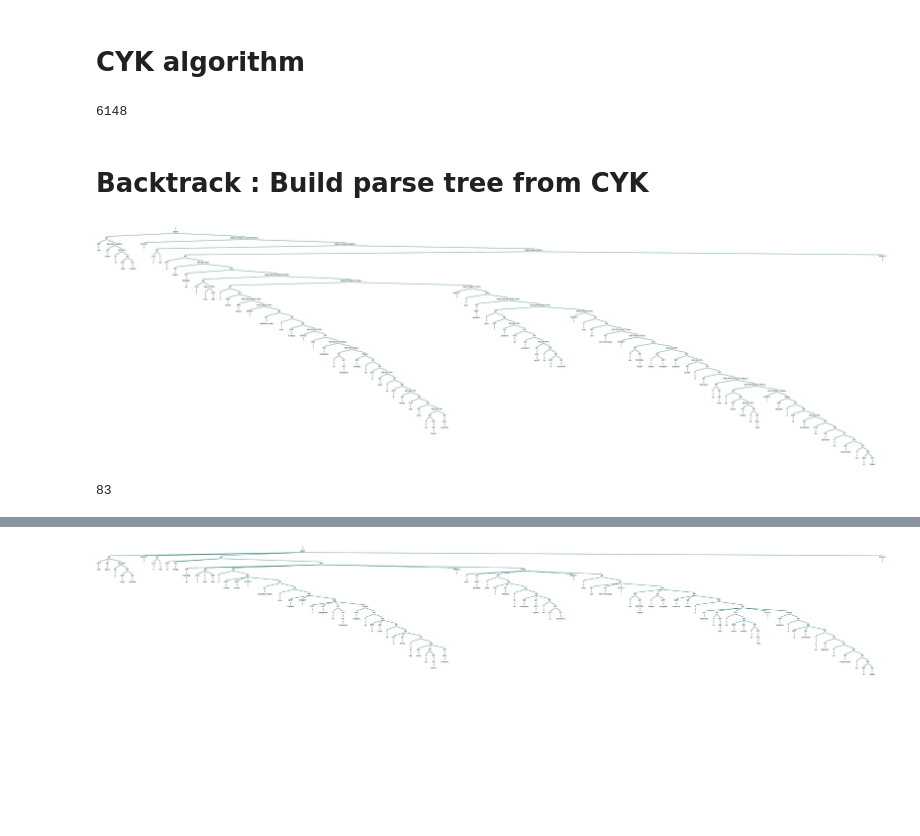
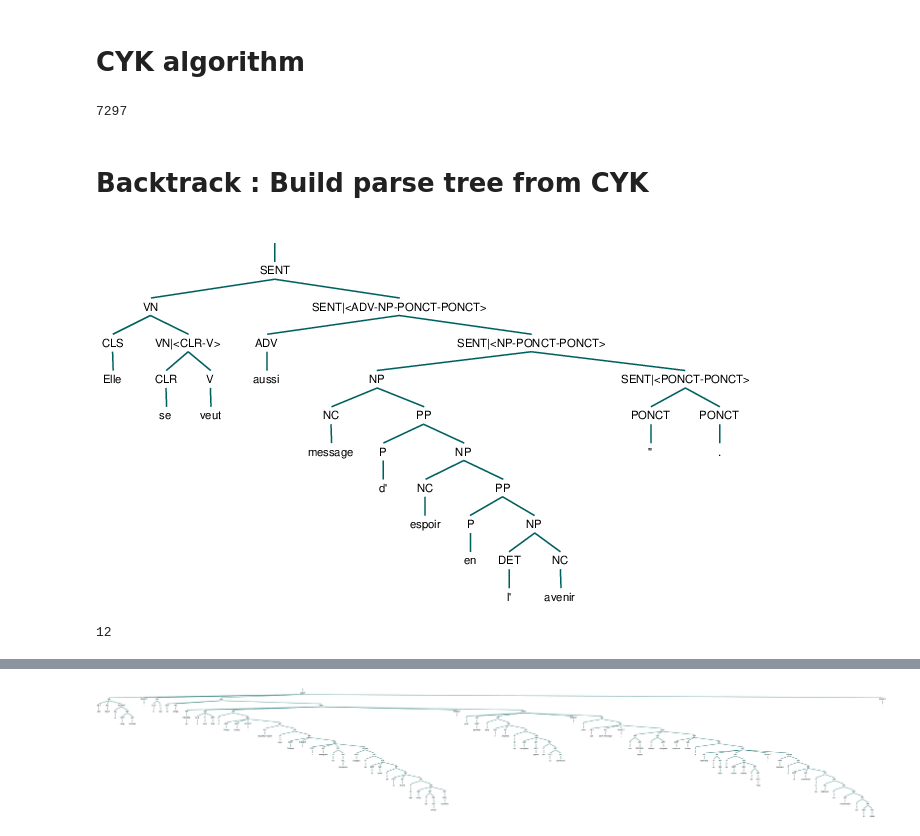
Before and after one commit to Chaoukia/Constituency-Parser-French, a Jupyter notebook: parser.ipynb, the cells around one changed output, grey strips where cells are left out. Drawn from its saved outputs; the diff is of its cells as text; code cells hidden in the pictures; blank space fills up the shorter version.

```diff
--- a/parser.ipynb
+++ b/parser.ipynb
@@ -69,7 +70,7 @@ def extract_nodes(rule):
 # %%
 # random.seed(0)
 # random.shuffle(data)
-data, data_dev, data_test = data[:4*len(data)//5], data[4*len(data)//5:9*len(data)//10], data[9*len(data)//10:]
+# data, data_dev, data_test = data[:4*len(data)//5], data[4*len(data)//5:9*len(data)//10], data[9*len(data)//10:]
 # %%
 non_terminals = set()
 pos_tags = set()
@@ -305,7 +378,7 @@ def cyk(sentence):
 # %%
 len(dict_probas['unary']) + len(dict_probas['binary'])
 # %% [output]
-6148
+7297
 # %% [markdown]
 # Backtrack : Build parse tree from CYK
 # %%
@@ -367,16 +440,16 @@ def build_parentheses(back_track):
 
     return string
 # %%
-t = Tree.fromstring(ignore_functional_labels(data[97]))
+t = Tree.fromstring(ignore_functional_labels(data[20]))
 t.chomsky_normal_form()
 t
 # %% [output]
-[figure, old version]
+[figure, new version]
 # %%
 sentence = t.leaves()
 len(sentence)
 # %% [output]
-83
+12
 # %%
 from time import time
 start_time = time()
```
Also changed, not shown: parts of 6 cells of this notebook, 1 other file.
